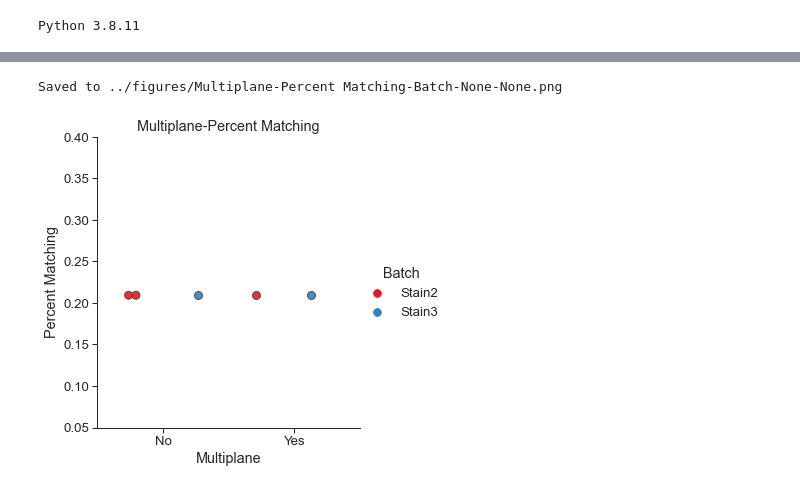
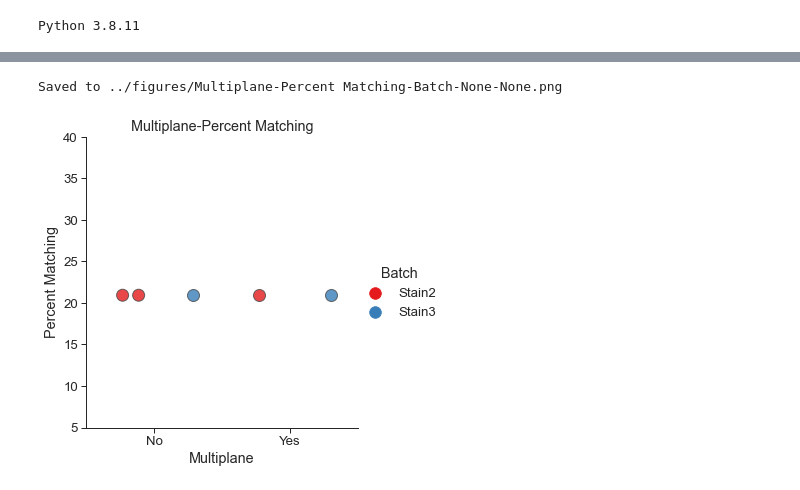
Before and after one commit to carpenter-singh-lab/2023_Cimini_NatureProtocols, a Jupyter notebook: notebooks/AssessMultiplane.ipynb, the cells around one changed output, grey strips where cells are left out. Saved outputs shown, nothing was run; the diff lists cells and outputs as text; code cells hidden in the pictures.

```diff
--- a/notebooks/AssessMultiplane.ipynb
+++ b/notebooks/AssessMultiplane.ipynb
@@ -51,8 +51,8 @@ Saved to ../figures/Multiplane-Percent Replicating-Batch-None-None.png
 # %%
-plot_simple_comparison(df=plate_df,x=variable,y='Percent Matching',hue='Batch',ylim=[0.05,0.4])
+plot_simple_comparison(df=plate_df,x=variable,y='Percent Matching',hue='Batch',ylim=[5,40])
 # %% [output]
 Saved to ../figures/Multiplane-Percent Matching-Batch-None-None.png
-[figure, old version]
+[figure, new version]
 # %%
 plot_two_comparisons(df=plate_df,hue='Batch',style=variable,title="Single vs Multiple planes")
 # %% [output]
```
Also changed, not shown: parts of 2 cells of this notebook, 29 other files.
